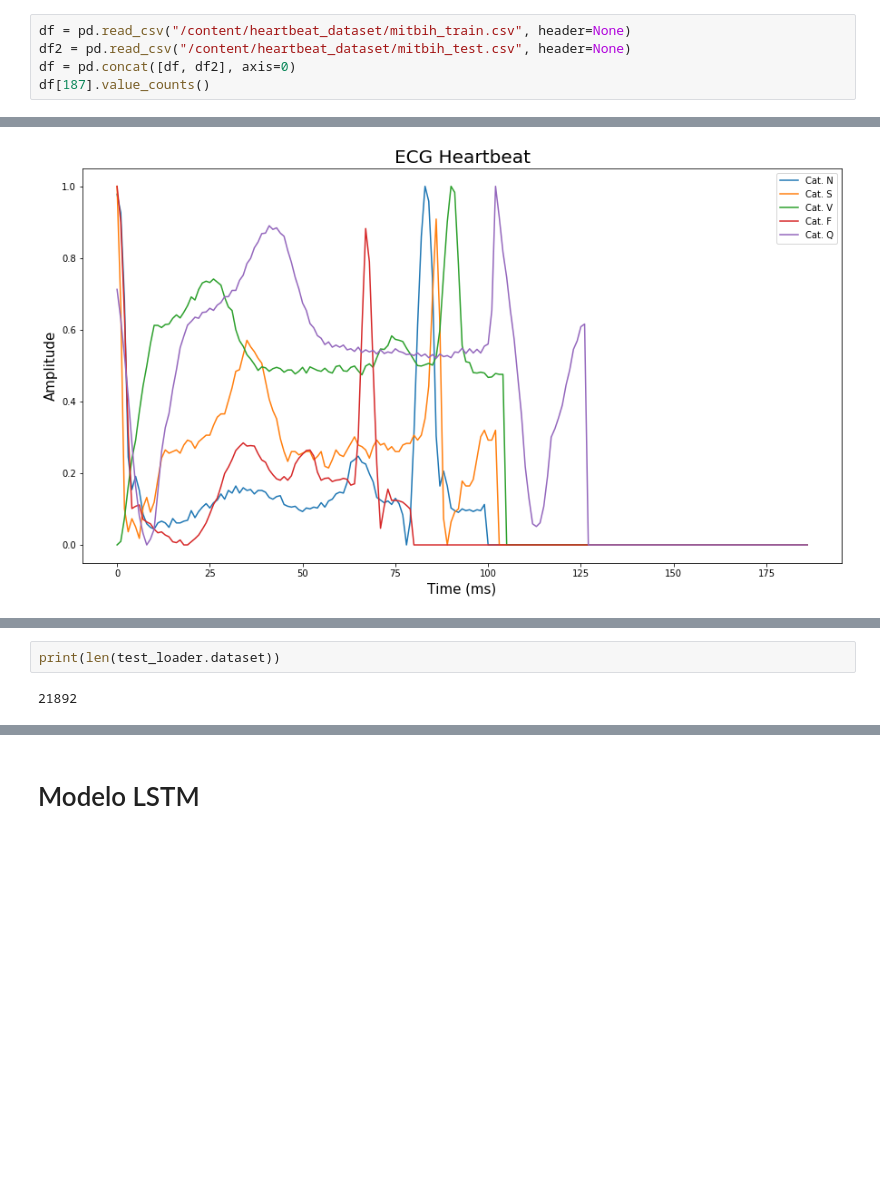
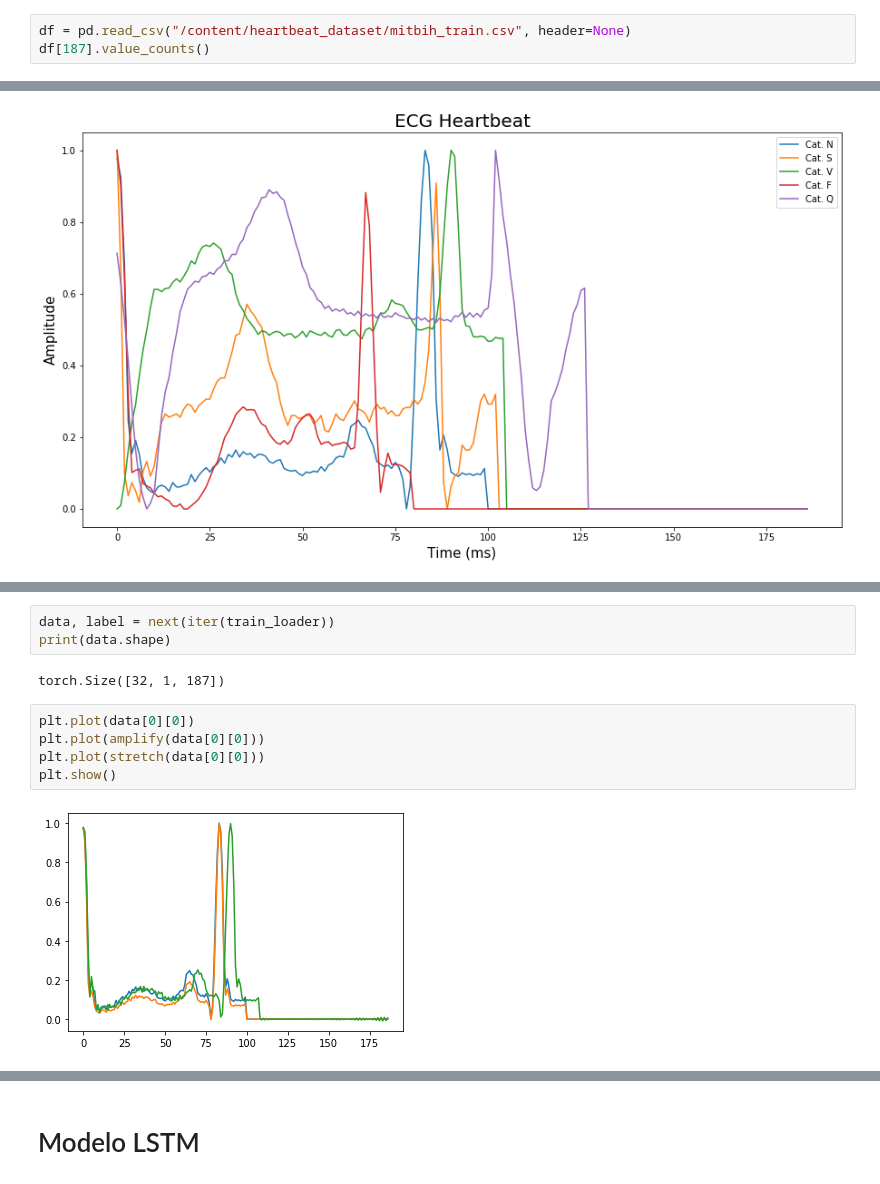
Before and after one commit to jvitors23/experimentos-PIBIC, a Jupyter notebook: kdRNN.ipynb, the cells around one changed output, grey strips where cells are left out. Drawn from its saved outputs; the diff is of its cells as text; blank space fills up the shorter version.

Commit message:
data augmentation revisado

```diff
--- a/kdRNN.ipynb
+++ b/kdRNN.ipynb
@@ -52,7 +54,5 @@ Archive:  /content/heartbeat_dataset/heartbeat_dataset.zip
 # Tratamento dos Dados
 # %%
 df = pd.read_csv("/content/heartbeat_dataset/mitbih_train.csv", header=None)
-df2 = pd.read_csv("/content/heartbeat_dataset/mitbih_test.csv", header=None)
-df = pd.concat([df, df2], axis=0)
 df[187].value_counts()
 # %% [output]
@@ -456,7 +291,15 @@ Name: 187, dtype: int64
 90000
 10000
-# %%
-print(len(test_loader.dataset))
-# %% [output]
-21892
+# %%
+data, label = next(iter(train_loader))
+print(data.shape)
+# %% [output]
+torch.Size([32, 1, 187])
+# %%
+plt.plot(data[0][0])
+plt.plot(amplify(data[0][0]))
+plt.plot(stretch(data[0][0]))
+plt.show()
+# %% [output]
+[figure, added]
 # %%
```
Also changed, not shown: parts of 8 cells of this notebook.
